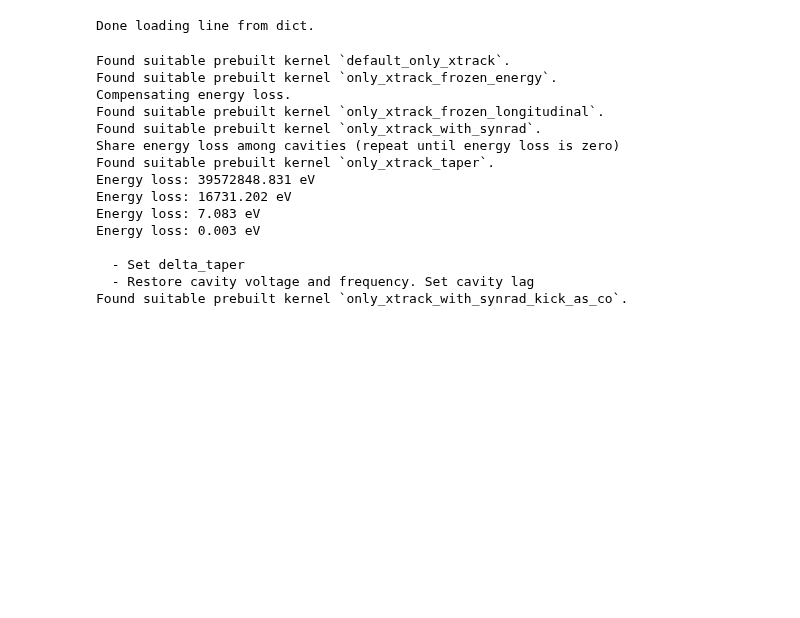
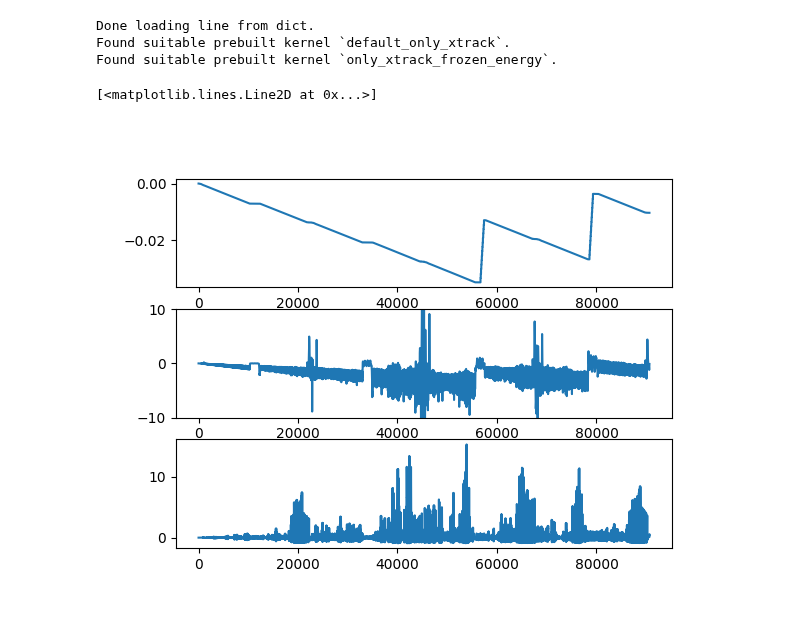
Before and after one commit to xsuite/tutorial_abp_demo, a Jupyter notebook: notebook_01_fccee_radiation.ipynb, the cells around one changed output. Drawn from its saved outputs; the diff is of its cells as text; code cells hidden in the pictures; blank space fills up the shorter version.

Commit message:
Illustrate energy loss compensation

```diff
--- a/notebook_01_fccee_radiation.ipynb
+++ b/notebook_01_fccee_radiation.ipynb
@@ -5,43 +5,16 @@ import xtrack as xt
 
 import matplotlib.pyplot as plt
 # %%
-line = xt.Line.from_json('../../xtrack/examples/fcc_ee_solenoid/fccee_z_with_sol_corrected.json')
+line = xt.Line.from_json('../../xtrack/examples/fcc_ee_solenoid/fccee_t_with_sol_corrected.json')
+
+line.vars['voltca1'] = 75      # RF on
+line.vars['voltca2'] = 349.77
+line.vars['on_sol_ip.1'] = 1    # Solenoid on
+line.vars['on_corr_ip.1'] = 1   # Solenoid correction on
+
+# Twiss with no radiation
+tw_rad_off = line.twiss(method='4d')
 # %% [output]
 Done loading line from dict.
+Found suitable prebuilt kernel `default_only_xtrack`.
+Found suitable prebuilt kernel `only_xtrack_frozen_energy`.
-# %%
-line.cycle('ip.1')
-
-tw_no_rad = line.twiss(method='4d')
-line.configure_radiation(model='mean')
-tt = line.get_table(attr=True)
-
-line.vars['on_corr_ip.1'] = 1
-line.vars['on_sol_ip.1'] = 1
-
-
-# # Radiation only in solenoid
-# ttmult = tt.rows[tt.element_type == 'Multipole']
-# for nn in ttmult.name:
-#     line[nn].radiation_flag=0
-
-# RF on
-line.vars['voltca1'] = line.vv['voltca1_ref']
-line.vars['voltca2'] = line.vv['voltca2_ref']
-line.compensate_radiation_energy_loss()
-tw = line.twiss()
-# %% [output]
-Found suitable prebuilt kernel `default_only_xtrack`.
-Found suitable prebuilt kernel `only_xtrack_frozen_energy`.
-Compensating energy loss.
-Found suitable prebuilt kernel `only_xtrack_frozen_longitudinal`.
-Found suitable prebuilt kernel `only_xtrack_with_synrad`.
-Share energy loss among cavities (repeat until energy loss is zero)
-Found suitable prebuilt kernel `only_xtrack_taper`.
-Energy loss: 39572848.831 eV
-Energy loss: 16731.202 eV
-Energy loss: 7.083 eV
-Energy loss: 0.003 eV
-
-  - Set delta_taper
-  - Restore cavity voltage and frequency. Set cavity lag
-Found suitable prebuilt kernel `only_xtrack_with_synrad_kick_as_co`.
@@ -47,0 +23,14 @@ Found suitable prebuilt kernel `only_xtrack_with_synrad_kick_as_co`.
+# %%
+tw_rad_on = line.twiss(start='ip.4', end='ip.4.l', init=tw_rad_off)
+# %%
+plt.figure()
+ax1 = plt.subplot(3,1,1)
+plt.plot(tw_rad_on.s, tw_rad_on.delta)
+ax2 = plt.subplot(3,1,2, sharex=ax1)
+plt.plot(tw_rad_on.s, tw_rad_on.x*1e3)
+plt.ylim(-10, 10)
+ax2 = plt.subplot(3,1,3, sharex=ax1)
+plt.plot(tw_rad_on.s, tw_rad_on.betx / tw_rad_off.betx - 1)
+# %% [output]
+[<matplotlib.lines.Line2D at 0x...>]
+[figure, added]
```
Also changed, not shown: parts of 4 cells of this notebook.
